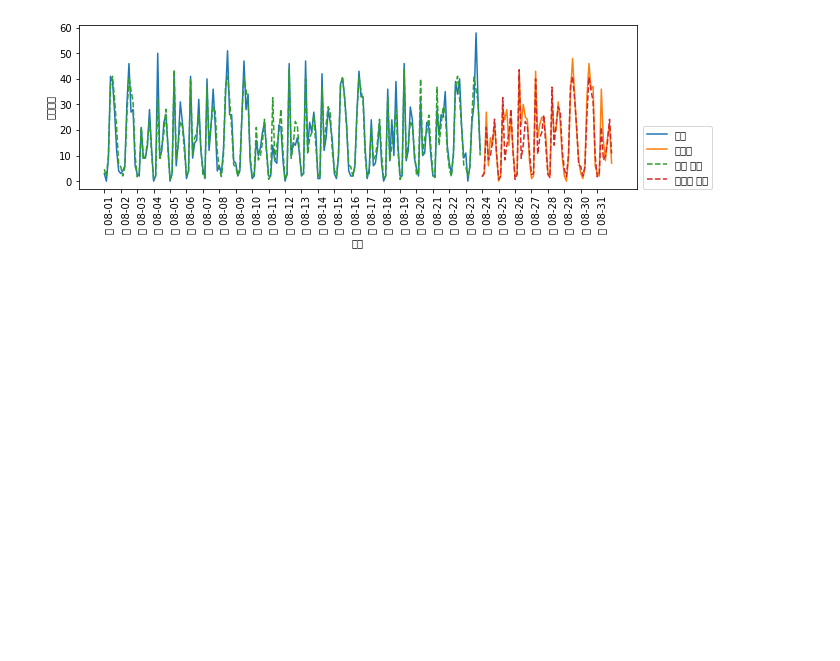
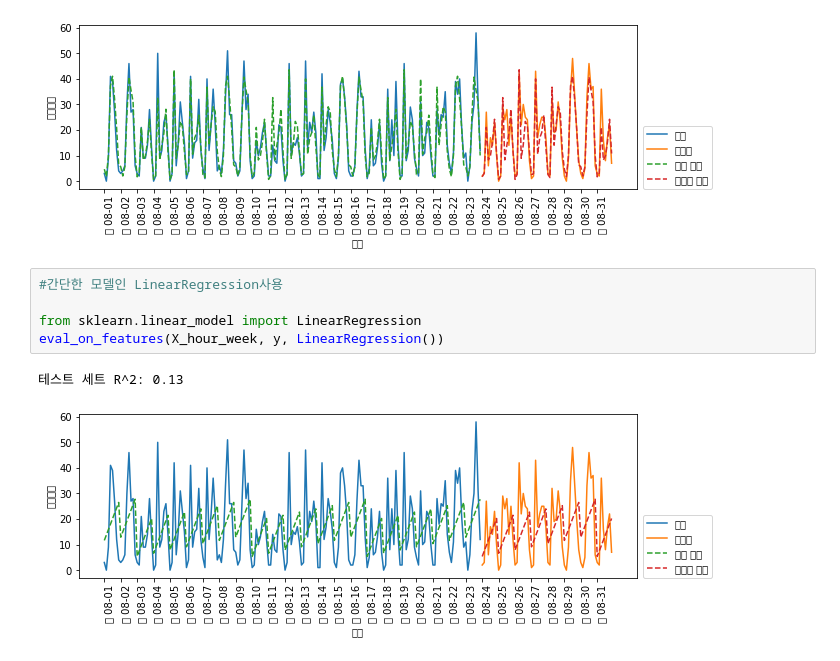
Before and after one commit to sja3410/Machine_Learning, a Jupyter notebook: sunjungAn/데이터 표현과 특성 공학.ipynb, the cells around one changed output. Saved outputs shown, nothing was run; the diff lists cells and outputs as text; blank space fills up the shorter version.

```diff
--- a/sunjungAn/데이터 표현과 특성 공학.ipynb
+++ b/sunjungAn/데이터 표현과 특성 공학.ipynb
@@ -807,3 +807,11 @@ eval_on_features(X_hour_week, y, regressor)
 # %% [output]
 테스트 세트 R^2: 0.84
 [figure]
+# %%
+#간단한 모델인 LinearRegression사용
+
+from sklearn.linear_model import LinearRegression
+eval_on_features(X_hour_week, y, LinearRegression())
+# %% [output]
+테스트 세트 R^2: 0.13
+[figure, added]
```
Also changed, not shown: parts of 5 cells of this notebook.
